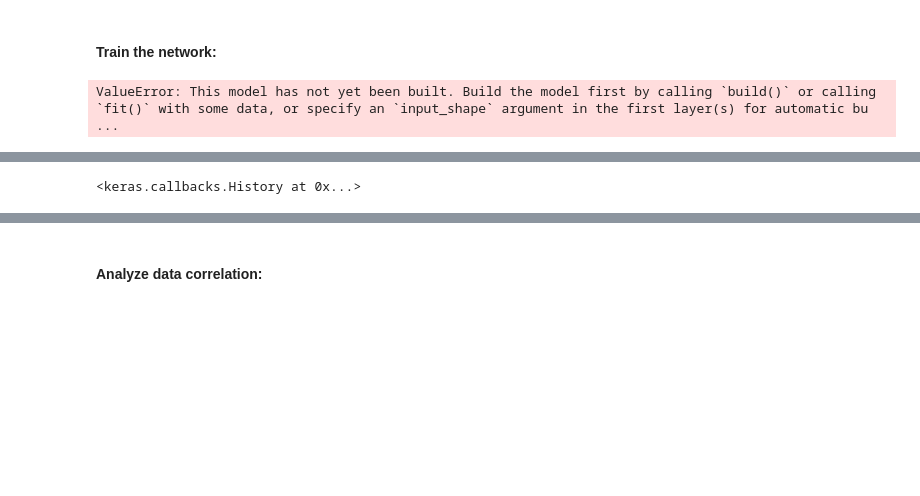
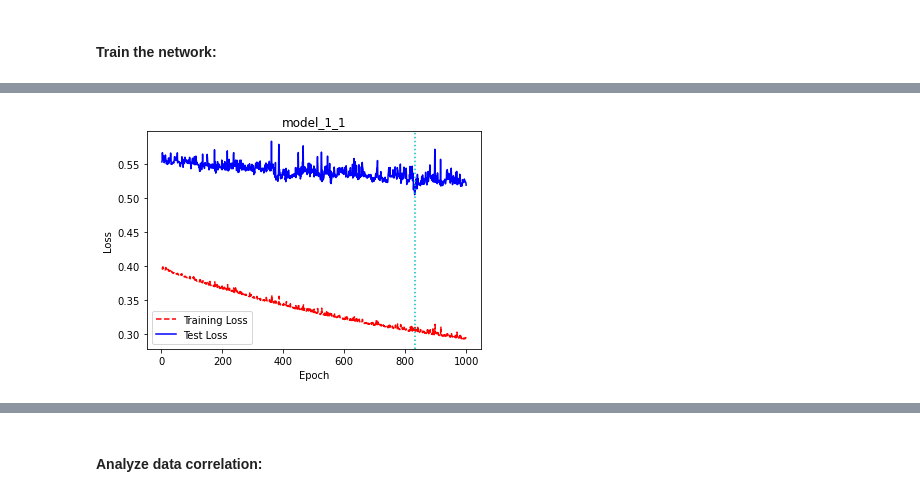
Before and after one commit to tiaraRS/NivelDeAdaptabilidad, a Jupyter notebook: Practica5.ipynb, the cells around one changed output, grey strips where cells are left out. Drawn from its saved outputs; the diff is of its cells as text; code cells hidden in the pictures; blank space fills up the shorter version.

```diff
--- a/Practica5.ipynb
+++ b/Practica5.ipynb
@@ -99,11 +99,37 @@ model = tf.keras.Sequential([
       tf.keras.layers.Dense(20, activation='relu'),
       tf.keras.layers.Dense(3)
     ])
-# %%
-model.compile()
-model.summary()
-# %% [output]
-ValueError: This model has not yet been built. Build the model first by calling `build()` or calling `fit()` with some data, or specify an `input_shape` argument in the first layer(s) for automatic bu ...
+# %%
+from keras.utils.vis_utils import plot_model
+from keras.callbacks import ModelCheckpoint
+#from tensorflow.keras.optimizers import Adam
+import numpy as np
+import matplotlib.pyplot as plt
+def graph_loss_vs_epochs(history, save_image_filename, title):
+    training_loss = history.history['loss']
+    test_loss = history.history['val_loss'] #[10 9 8 5 6 7] 3
+
+    # Create count of the number of epochs
+    epoch_count = range(1, len(training_loss) + 1) #[1 2 3 4 5 6]
+
+    # Visualize loss history
+    plt.title(title)
+    plt.plot(epoch_count, training_loss, 'r--')
+    plt.plot(epoch_count, test_loss, 'b-')
+    plt.legend(['Training Loss', 'Test Loss'])
+    plt.xlabel('Epoch')
+    plt.ylabel('Loss')
+    plt.axvline(x = epoch_count[test_loss.index(min(test_loss))], color = 'c', linestyle="dotted")
+    plt.savefig(save_image_filename)
+    plt.show()
+
+def save_history(filename, model):
+    # ejemplo de filename:'history1.npy'
+    np.save(filename,model.history.history)
+
+def load_history(filename):
+    history=np.load(filename,allow_pickle='TRUE').item()
+    return history
 # %%
 learning_rate = 0.01
 batch_size = 64
@@ -112,5 +138,10 @@ loss_fn = tf.keras.losses.CategoricalCrossentropy(from_logits=True)
 optimizer = tf.keras.optimizers.SGD(learning_rate)
 metrics = ['accuracy']
 model.compile(optimizer, loss_fn, metrics)
-model.fit(X_train, y_train, epochs = 300, verbose=1, batch_size = batch_size)
+plot_model(model, to_file='model_images/model_1_m.png', show_shapes=True)
+checkpoint = ModelCheckpoint('model_1', monitor='val_loss', verbose=1,save_best_only=True, mode='min')
+model.fit(X_train, y_train, epochs = 1000,  validation_data=(X_test, y_test),batch_size = batch_size,callbacks=[checkpoint], verbose=2)
+model.summary()
+graph_loss_vs_epochs(model.history, 'loss_vs_epochs_images/model_1_1_le.png', 'model_1_1')
+save_history('history_model_1_1', model)
 # %% [output]
@@ -134,2 +165,2 @@ Epoch 300/300
-<keras.callbacks.History at 0x...>
+[figure, added]
 # %%
```
Also changed, not shown: parts of 18 cells of this notebook, 14 other files.
